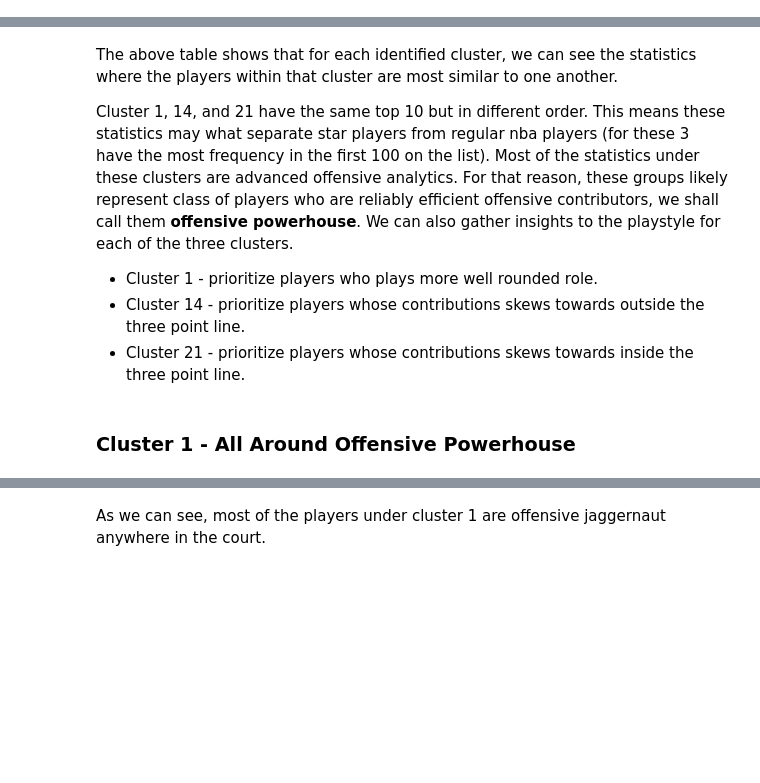
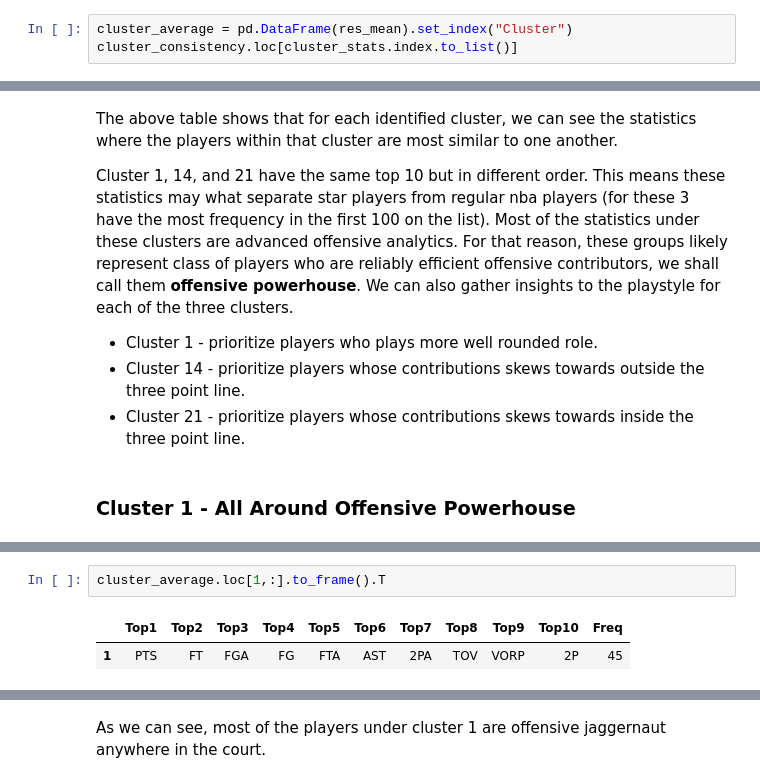
Before and after one commit to RomandRapido/Lansangan_portfolio, a Jupyter notebook: NBA/NBA_Cluster.ipynb, the cells around one changed output, grey strips where cells are left out. Drawn from its saved outputs; the diff is of its cells as text; blank space fills up the shorter version.

```diff
--- a/NBA/NBA_Cluster.ipynb
+++ b/NBA/NBA_Cluster.ipynb
@@ -881,3 +868,6 @@ cluster_consistency_stats.loc[cluster_stats.index.to_list()]
 | 6 | BPM | FT% | 3P% | OBPM | PER | STL% | WS/48 | PTS | eFG% | TS% | 21 |
 | 4 | OBPM | PER | FT% | TS% | BLK% | BLK | FG% | DRB | BPM | TRB | 21 |
 | 13 | 3P | 3PA | 3PAr | OBPM | BPM | PER | WS/48 | AST | AST% | 2P% | 16 |
+# %%
+cluster_average = pd.DataFrame(res_mean).set_index("Cluster")
+cluster_consistency.loc[cluster_stats.index.to_list()]
@@ -895,4 +896,9 @@ cluster_consistency_stats.loc[1,:].to_frame().T
 # %% [output]
 |  | Top1 | Top2 | Top3 | Top4 | Top5 | Top6 | Top7 | Top8 | Top9 | Top10 | Freq |
 | 1 | TS% | eFG% | 2P% | MP | 3P% | FG% | FT% | BPM | PER | ORB% | 45 |
+# %%
+cluster_average.loc[1,:].to_frame().T
+# %% [output]
+|  | Top1 | Top2 | Top3 | Top4 | Top5 | Top6 | Top7 | Top8 | Top9 | Top10 | Freq |
+| 1 | PTS | FT | FGA | FG | FTA | AST | 2PA | TOV | VORP | 2P | 45 |
 # %%
```
Also changed, not shown: parts of 67 cells of this notebook.
